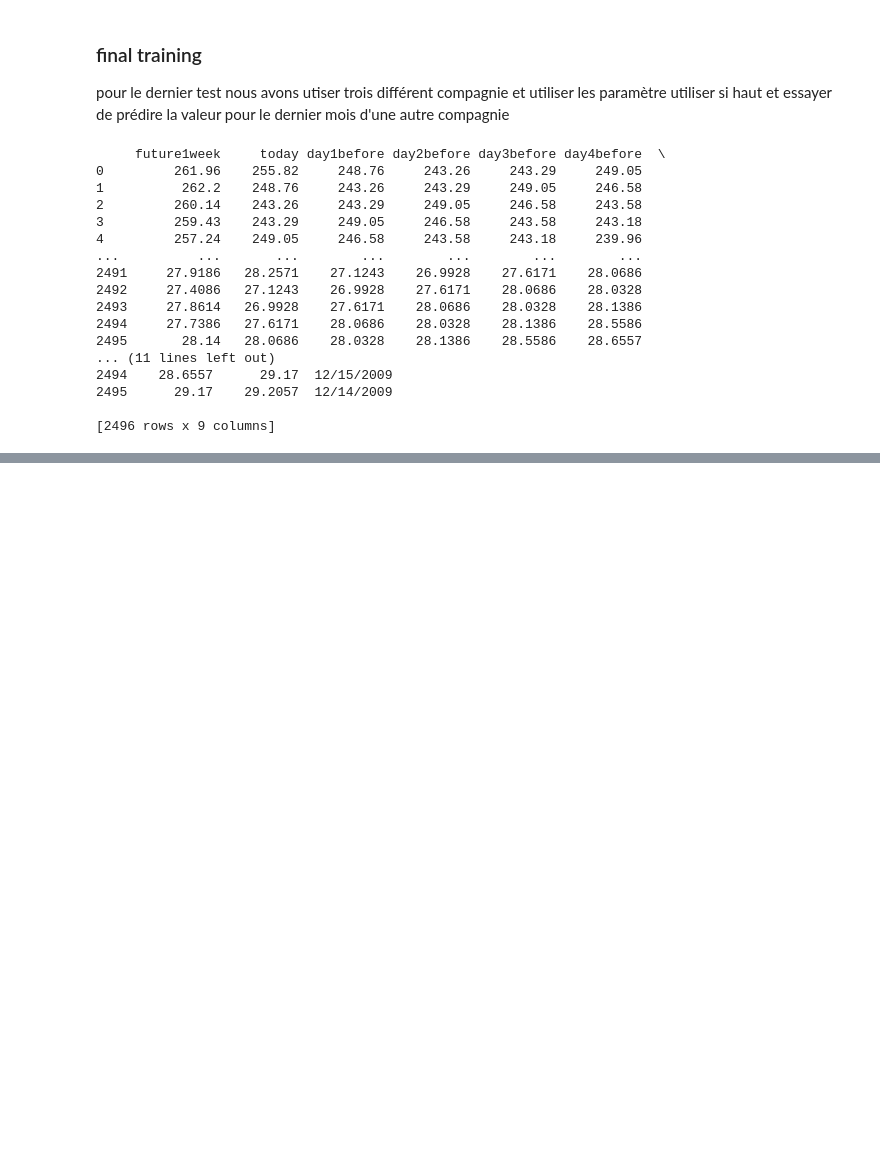
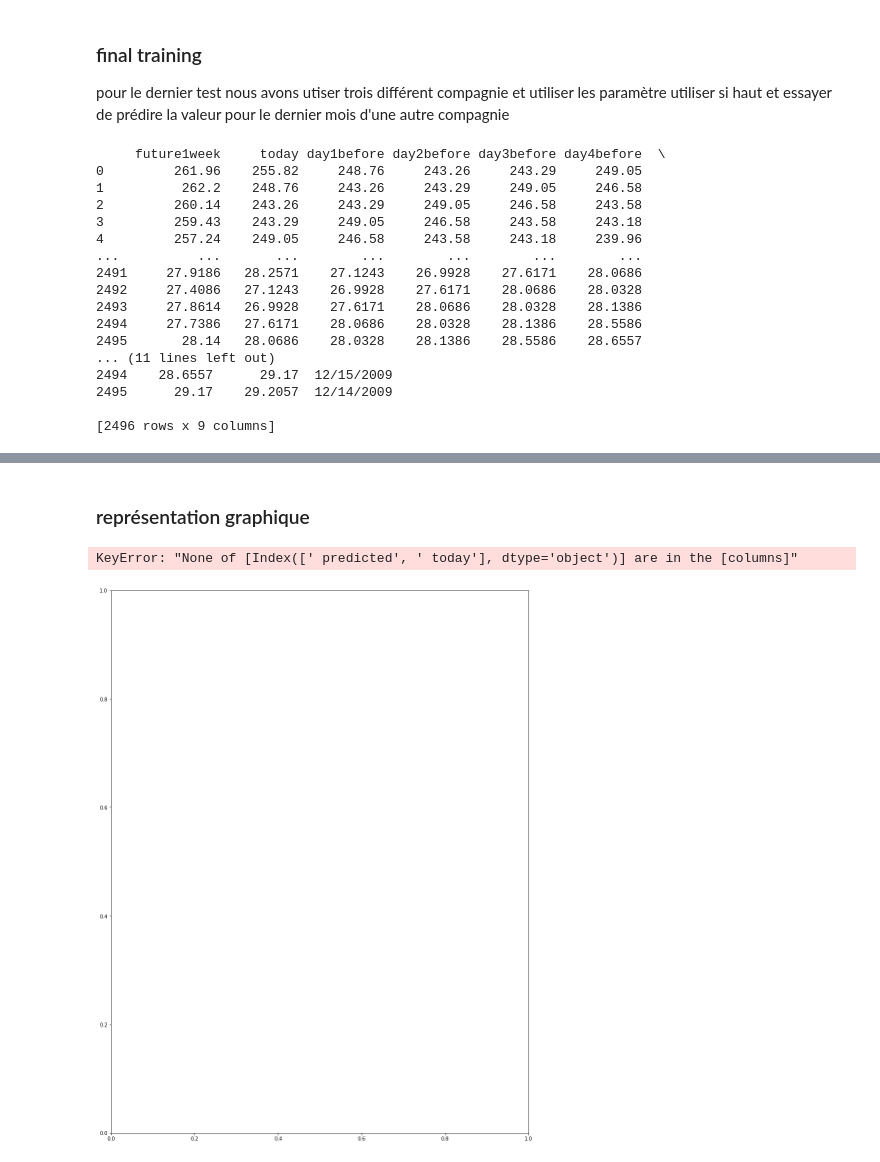
Before and after one commit to MilenaDionne/project-CSI4506, a Jupyter notebook: projetCSI4506.ipynb, the cells around one changed output, grey strips where cells are left out. Cells and saved outputs as stored; diff of their text form; code cells hidden in the pictures; blank space fills up the shorter version.

```diff
--- a/projetCSI4506.ipynb
+++ b/projetCSI4506.ipynb
@@ -878,0 +876,18 @@ print(dataAapl)
+# %%
+y_test = dataAapl.pop('future1week')
+date = dataAapl.pop('date')
+
+y_predict = model.predict(dataAapl)
+
+dataAapl.pop('day1before')
+dataAapl.pop('day2before')
+dataAapl.pop('day3before')
+dataAapl.pop('day4before')
+dataAapl.pop('day5before')
+dataAapl.pop('day6before')
+
+dataAapl['date'] = date.values
+dataAapl = dataAapl[6:len(dataAapl) - 1]
+y_predict = y_predict[0:len(y_predict) - 7]
+dataAapl['predicted'] = y_predict
+dataAapl
@@ -878,0 +908,12 @@ print(dataAapl)
+# %% [markdown]
+### représentation graphique
+# %%
+plt.figure(figsize=(15,20))
+plt.subplot(1,1,1)
+plt.plot(dataAapl[[' predicted',' today']])
+plt.ylabel('price off aapl')
+plt.title('Prix prédit et vrai valeur de aapl')
+plt.legend(['predicted','real'])
+# %% [output]
+KeyError: "None of [Index([' predicted', ' today'], dtype='object')] are in the [columns]"
+[figure, added]
```
Also changed, not shown: parts of 2 cells of this notebook.
